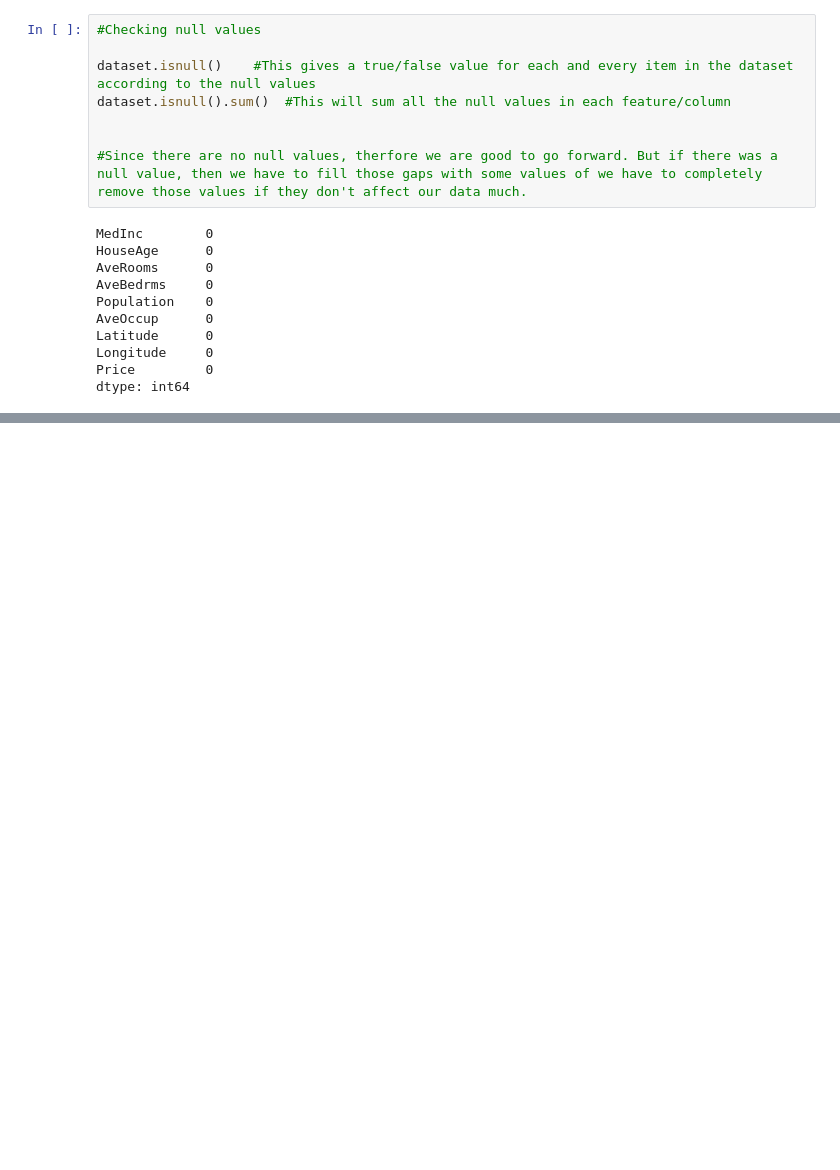
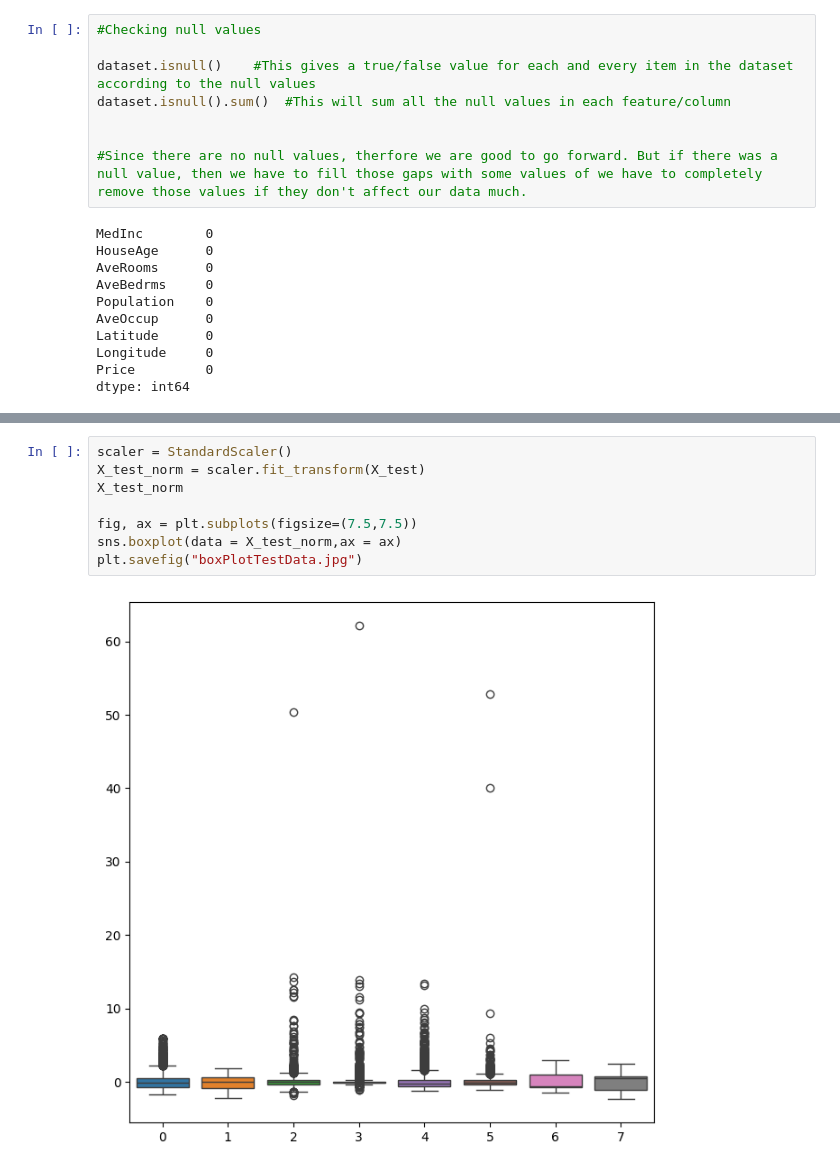
Before and after one commit to Luv-Ratan4/DataScience, a Jupyter notebook: Machine Learning/Projects/Linear Regression/Predicting House Prices/PredictingHousePrices.ipynb, the cells around one changed output, grey strips where cells are left out. Cells and saved outputs as stored; diff of their text form; blank space fills up the shorter version.

```diff
--- a/Machine Learning/Projects/Linear Regression/Predicting House Prices/PredictingHousePrices.ipynb
+++ b/Machine Learning/Projects/Linear Regression/Predicting House Prices/PredictingHousePrices.ipynb
@@ -188,0 +329,10 @@ dtype: int64
+# %%
+scaler = StandardScaler()
+X_test_norm = scaler.fit_transform(X_test)
+X_test_norm
+
+fig, ax = plt.subplots(figsize=(7.5,7.5))
+sns.boxplot(data = X_test_norm,ax = ax)
+plt.savefig("boxPlotTestData.jpg")
+# %% [output]
+[figure, added]
```
Also changed, not shown: parts of 17 cells of this notebook, 3 other files.
